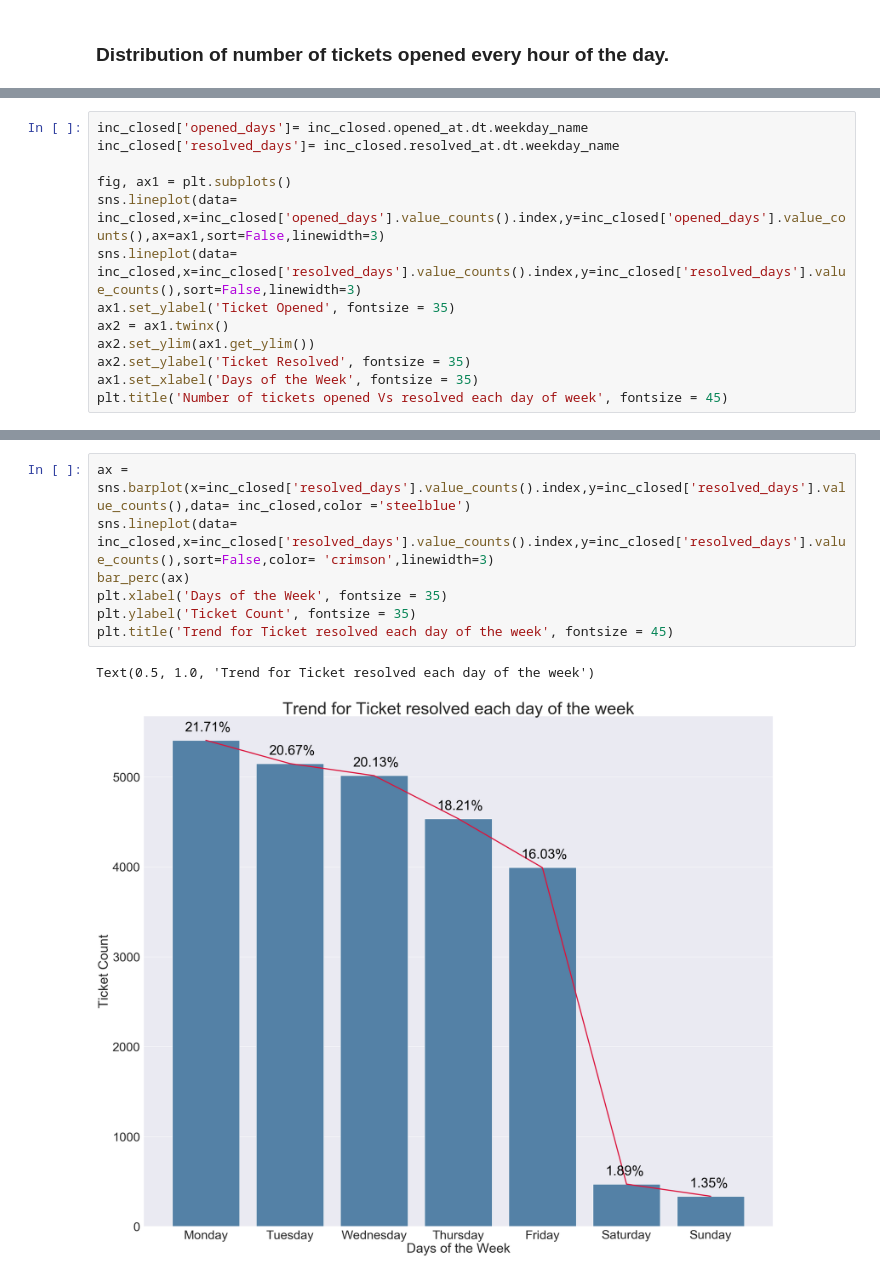
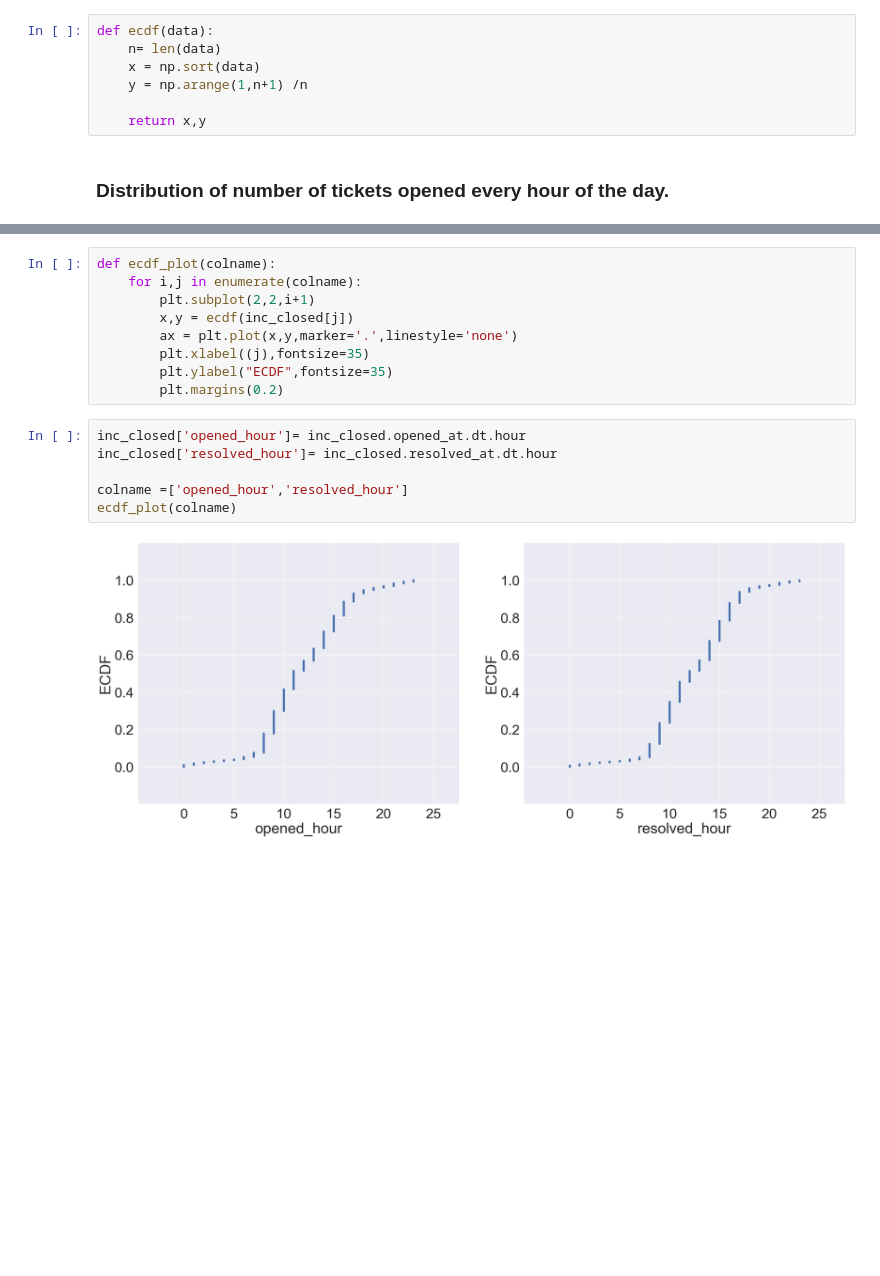
Before and after one commit to RahulKG7/Springboard_for_rahul, a Jupyter notebook: Capstone_projet1/Capstone_project_beta.ipynb, the cells around one changed output, grey strips where cells are left out. Drawn from its saved outputs; the diff is of its cells as text; blank space fills up the shorter version.

```diff
--- a/Capstone_projet1/Capstone_project_beta.ipynb
+++ b/Capstone_projet1/Capstone_project_beta.ipynb
@@ -147,2 +152,9 @@ plt.tight_layout()
+# %%
+def ecdf(data):
+    n= len(data)
+    x = np.sort(data)
+    y = np.arange(1,n+1) /n
+
+    return x,y
 # %% [markdown]
 ### Distribution of number of tickets opened every hour of the day.
@@ -164,13 +160,0 @@ Text(0.5, 1.0, 'Number of tickets opened Vs resolved each hour of the day')
-# %%
-inc_closed['opened_days']= inc_closed.opened_at.dt.weekday_name
-inc_closed['resolved_days']= inc_closed.resolved_at.dt.weekday_name
-
-fig, ax1 = plt.subplots()
-sns.lineplot(data= inc_closed,x=inc_closed['opened_days'].value_counts().index,y=inc_closed['opened_days'].value_counts(),ax=ax1,sort=False,linewidth=3)
-sns.lineplot(data= inc_closed,x=inc_closed['resolved_days'].value_counts().index,y=inc_closed['resolved_days'].value_counts(),sort=False,linewidth=3)
-ax1.set_ylabel('Ticket Opened', fontsize = 35)
-ax2 = ax1.twinx()
-ax2.set_ylim(ax1.get_ylim())
-ax2.set_ylabel('Ticket Resolved', fontsize = 35)
-ax1.set_xlabel('Days of the Week', fontsize = 35)
-plt.title('Number of tickets opened Vs resolved each day of week', fontsize = 45)
@@ -190,10 +161,17 @@ Text(0.5, 1.0, 'Trend for Ticket opened each day of the week')
-# %%
-ax = sns.barplot(x=inc_closed['resolved_days'].value_counts().index,y=inc_closed['resolved_days'].value_counts(),data= inc_closed,color ='steelblue')
-sns.lineplot(data= inc_closed,x=inc_closed['resolved_days'].value_counts().index,y=inc_closed['resolved_days'].value_counts(),sort=False,color= 'crimson',linewidth=3)
-bar_perc(ax)
-plt.xlabel('Days of the Week', fontsize = 35)
-plt.ylabel('Ticket Count', fontsize = 35)
-plt.title('Trend for Ticket resolved each day of the week', fontsize = 45)
-# %% [output]
-Text(0.5, 1.0, 'Trend for Ticket resolved each day of the week')
-[figure, removed]
+# %%
+def ecdf_plot(colname):
+    for i,j in enumerate(colname):
+        plt.subplot(2,2,i+1)
+        x,y = ecdf(inc_closed[j])
+        ax = plt.plot(x,y,marker='.',linestyle='none')
+        plt.xlabel((j),fontsize=35)
+        plt.ylabel("ECDF",fontsize=35)
+        plt.margins(0.2)
+# %%
+inc_closed['opened_hour']= inc_closed.opened_at.dt.hour
+inc_closed['resolved_hour']= inc_closed.resolved_at.dt.hour
+
+colname =['opened_hour','resolved_hour']
+ecdf_plot(colname)
+# %% [output]
+[figure, added]
```
Also changed, not shown: parts of 29 cells of this notebook.
